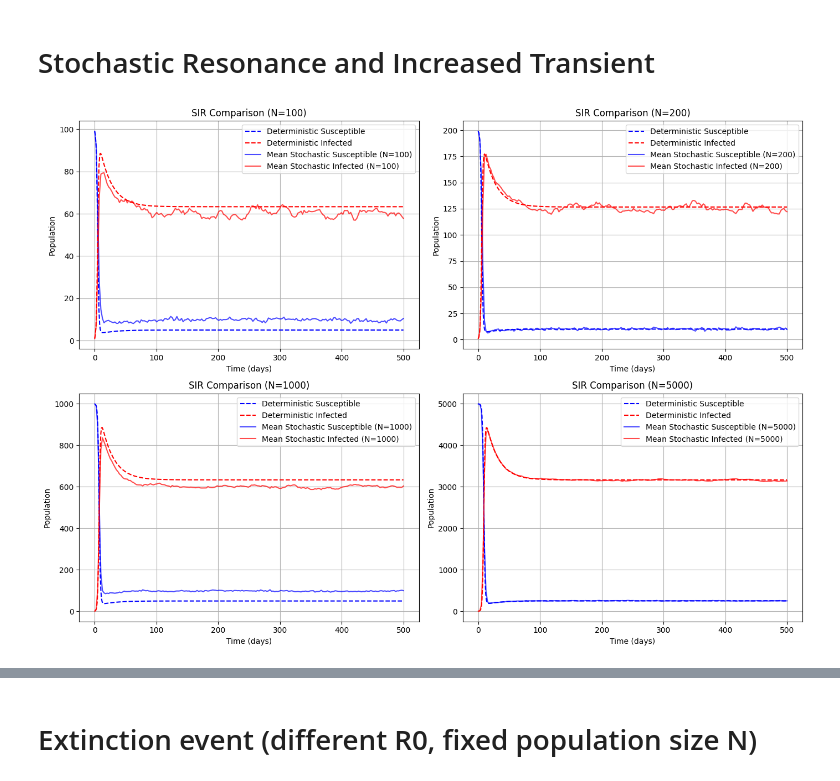
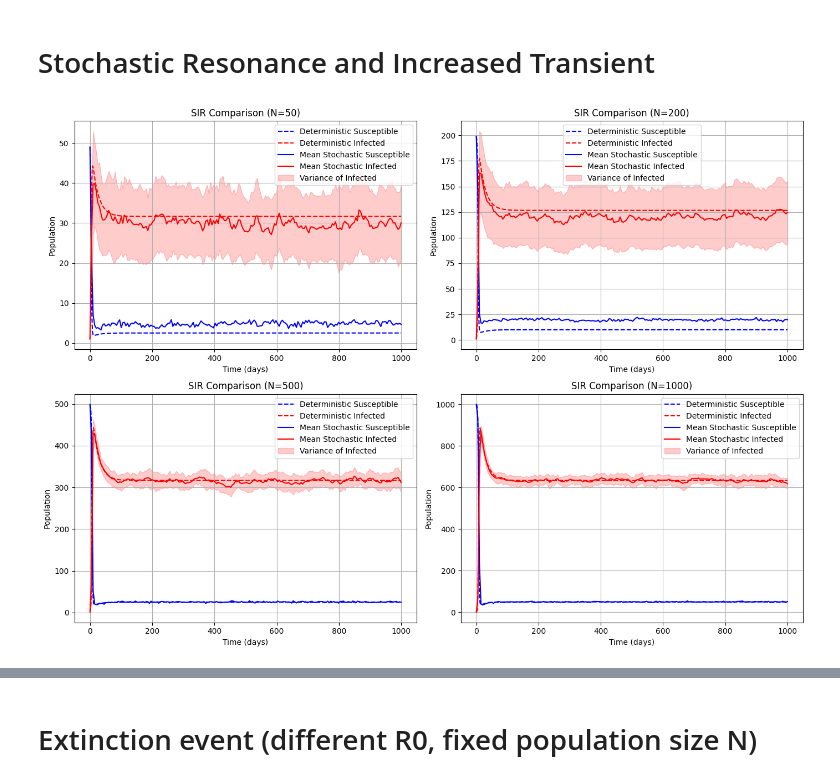
Before and after one commit to zoeazra/CLS-Ass-2, a Jupyter notebook: assignment 2.ipynb, the cells around one changed output, grey strips where cells are left out. Drawn from its saved outputs; the diff is of its cells as text; code cells hidden in the pictures.

```diff
--- a/assignment 2.ipynb
+++ b/assignment 2.ipynb
@@ -771,52 +771,44 @@ diff_params_mu(N, sims, beta, gamma, mu_diff, X0, Y0, Z0)
 # %% [markdown]
 # Stochastic Resonance and Increased Transient
 # %%
+N = [50, 200, 500, 1000]
+beta = 1
+gamma = 1 / 60
+mu = 1 / 30
+start_t = 0
+end_t = 1000
+points_t = 1000
+sims = 20
+tend = 1000
 
-N = [100, 200, 1000, 5000]  # Different population sizes
-beta = 1
-gamma = 1/60
-mu = 1/30
-start_t = 0
-end_t = 500
-points_t = 500
-sims = 20  # Number of stochastic simulations to average
-tend = 500
-
-# Create a 2x2 subplot grid
-fig, axes = plt.subplots(2, 2, figsize=(14, 10))  # 2 rows, 2 columns
-axes = axes.flatten()  # Flatten the axes array for easier iteration
+fig, axs = plt.subplots(2, 2, figsize=(14, 10))
 
 for i, n in enumerate(N):
-    X0 = n - 1  # Initial susceptible population
-    Y0 = 1      # Initial infected population
-    Z0 = 0      # Initial recovered population
+    X0 = n - 1
+    Y0 = 1
+    Z0 = 0
 
-    # Run deterministic SIR model
     Xd, Yd, Zd, time, R0_det = deterSol(X0, Y0, Z0, n, beta, gamma, mu, start_t, end_t, points_t)
-
-    # Run multiple stochastic SIR simulations and compute the mean results
     time_p, mean_Xs, mean_Ys, var_Xs, var_Ys, all_Xs, all_Ys = run_stoch_sim(sims, X0, Y0, Z0, beta, gamma, mu, n, tend)
 
-    # Plot deterministic solution for susceptible and infected
-    axes[i].plot(time, Xd, label="Deterministic Susceptible", color='blue', linestyle='--')
-    axes[i].plot(time, Yd, label="Deterministic Infected", color='red', linestyle='--')
+    axs[i // 2, i % 2].plot(time, Xd, 'b--', label="Deterministic Susceptible")
+    axs[i // 2, i % 2].plot(time, Yd, 'r--', label="Deterministic Infected")
+    axs[i // 2, i % 2].plot(time_p, mean_Xs, 'b', label=f"Mean Stochastic Susceptible")
+    axs[i // 2, i % 2].plot(time_p, mean_Ys, 'r', label=f"Mean Stochastic Infected")
 
-    # Plot mean stochastic solution (averaged over multiple simulations)
-    axes[i].plot(time_p, mean_Xs, label="Mean Stochastic Susceptible (N={})".format(n), color='blue', alpha=0.7)
-    axes[i].plot(time_p, mean_Ys, label="Mean Stochastic Infected (N={})".format(n), color='red', alpha=0.7)
+    axs[i // 2, i % 2].fill_between(time_p,
+                                     mean_Ys - np.sqrt(var_Ys),
+                                     mean_Ys + np.sqrt(var_Ys),
+                                     color='red', alpha=0.2, label='Variance of Infected')
 
-    # Add labels, title, and legend to each subplot
-    axes[i].set_xlabel("Time (days)")
-    axes[i].set_ylabel("Population")
-    axes[i].set_title(f"SIR Comparison (N={n})")
-    axes[i].legend()
-    axes[i].grid()
+    axs[i // 2, i % 2].set_title(f"SIR Comparison (N={n})")
+    axs[i // 2, i % 2].set_xlabel("Time (days)")
+    axs[i // 2, i % 2].set_ylabel("Population")
+    axs[i // 2, i % 2].legend()
+    axs[i // 2, i % 2].grid()
 
-# Adjust layout to prevent overlap
 plt.tight_layout()
-
-# Show the entire 2x2 grid of plots
 plt.show()
 # %% [output]
-[figure, old version]
+[figure, new version]
 # %%
```
Also changed, not shown: parts of 2 cells of this notebook.
